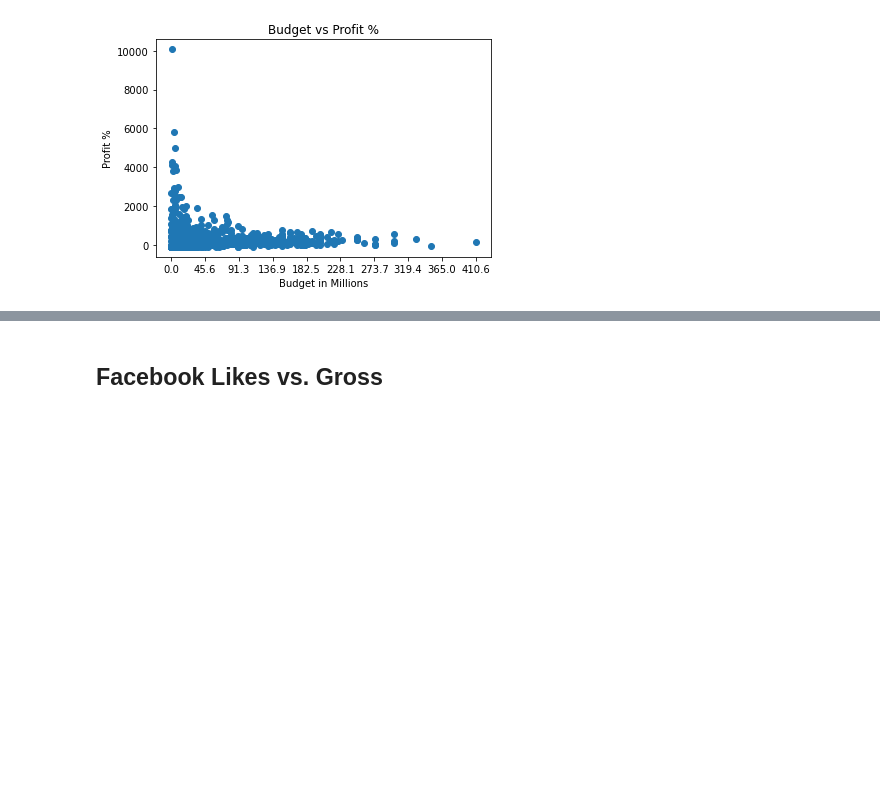
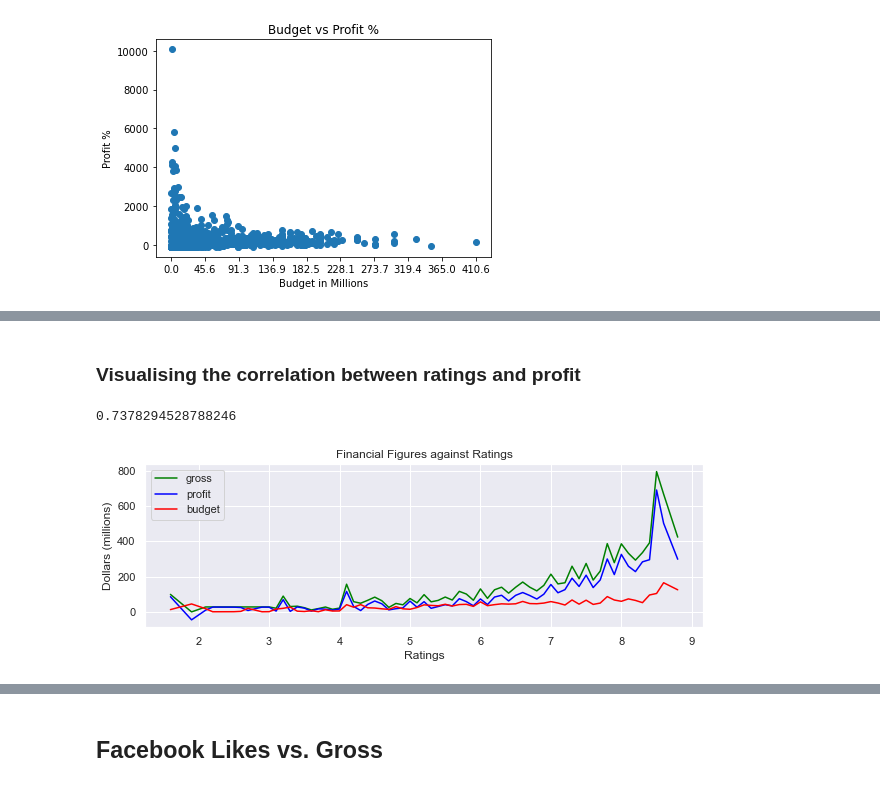
Before and after one commit to FeritYikar/ds-phase1-project, a Jupyter notebook: Master Notebook.ipynb, the cells around one changed output, grey strips where cells are left out. Drawn from its saved outputs; the diff is of its cells as text; code cells hidden in the pictures; blank space fills up the shorter version.

```diff
--- a/Master Notebook.ipynb
+++ b/Master Notebook.ipynb
@@ -1185,0 +1333,49 @@ ax.set_xticks(xticks)
+# %%
+# Merge tn_movies_budgets with imdb database to link financial figures with the imdb movies database
+imdb_budgets = crew_title_basics_ratings_name.merge(tn_movies_budgets, left_on=['primary_title', 'start_year'], right_on=['movie', 'release_year'])
+# %%
+# Explode the imdb_budgets
+imdb_budgets['genres'] = imdb_budgets['genres'].apply(lambda x: list(str(x).split(',')))
+imdb_budgets = imdb_budgets.explode('genres')
+# %%
+# Replace 'Music' with 'Musical'
+imdb_budgets['genres'] = imdb_budgets['genres'].apply(lambda x: 'Musical' if x == 'Music' else x)
+# %%
+# Calculating a simple ROI per record
+imdb_budgets['production_ROI'] = imdb_budgets['production_return'] / imdb_budgets['production_budget']
+# %% [markdown]
+### Visualising the correlation between ratings and profit
+# %%
+average_rating_vs_gross = imdb_budgets.groupby(['averagerating','primary_title']).agg({'worldwide_gross': 'mean'}).groupby('averagerating').mean()
+average_rating_vs_budget = imdb_budgets.groupby(['averagerating','primary_title']).agg({'production_budget': 'mean'}).groupby('averagerating').mean()
+average_rating_vs_return = imdb_budgets.groupby(['averagerating','primary_title']).agg({'production_return': 'mean'}).groupby('averagerating').mean()
+
+
+fig, ax = plt.subplots(figsize = (10,3))
+
+sns.lineplot(list(average_rating_vs_gross .to_dict()['worldwide_gross'].keys()),
+        list(average_rating_vs_gross ['worldwide_gross']),
+        color = 'green',
+        label = 'gross')
+
+sns.lineplot(list(average_rating_vs_return.to_dict()['production_return'].keys()),
+        list(average_rating_vs_return['production_return']),
+        color='blue',
+        label='profit')
+
+sns.lineplot(list(average_rating_vs_budget.to_dict()['production_budget'].keys()),
+        list(average_rating_vs_budget['production_budget']),
+        color = 'red',
+        label='budget')
+
+ax.set_title('Financial Figures against Ratings')
+ax.set_xlabel('Ratings')
+ax.set_ylabel('Dollars (millions)');
+sns.set()
+
+#This will give us the correlation between the "profit" and ratings
+np.corrcoef(list(average_rating_vs_return.to_dict()['production_return'].keys()),
+            list(average_rating_vs_return['production_return']))[1][0]
+# %% [output]
+0.7378294528788246
+[figure, added]
```
Also changed, not shown: parts of 98 cells of this notebook, 8 other files.
